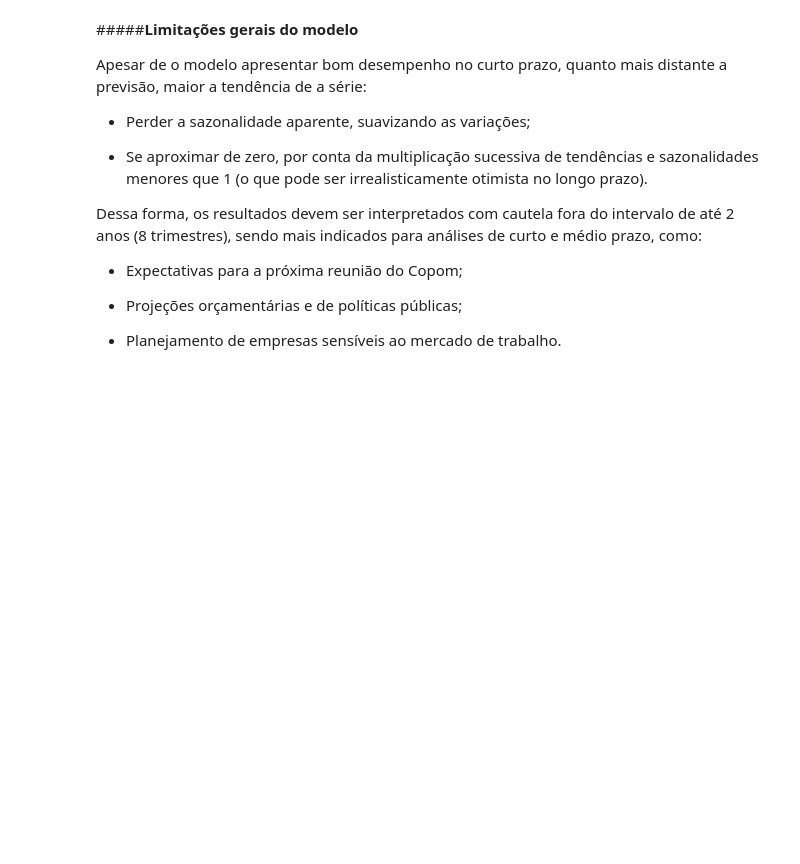
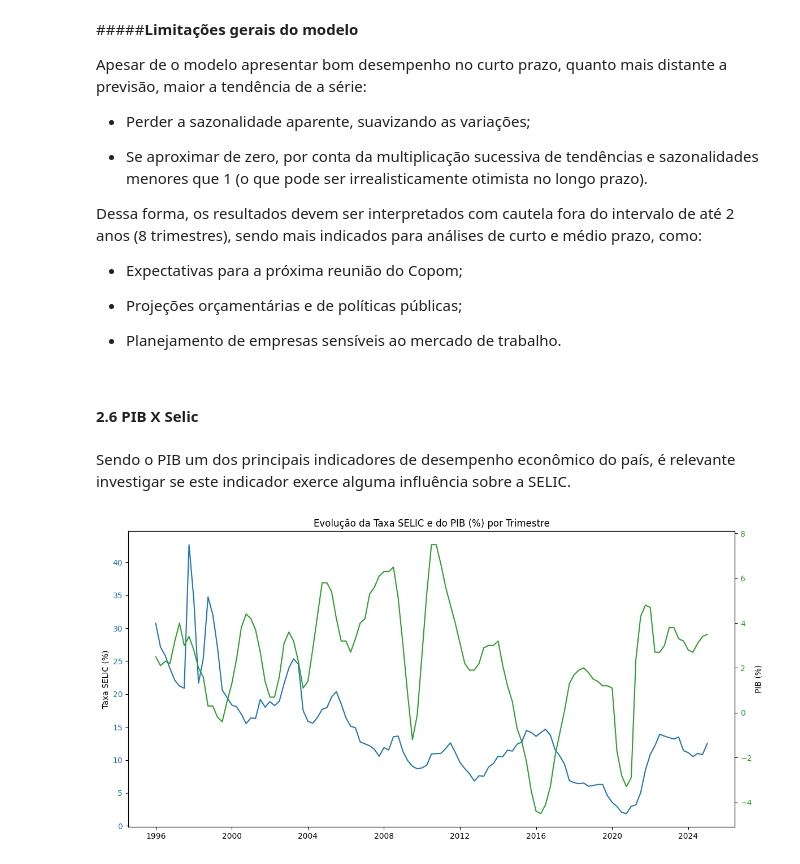
Before and after one commit to gabyxsantos/Economia, a Jupyter notebook: trabalho_pt2.ipynb, the cells around one changed output. Drawn from its saved outputs; the diff is of its cells as text; code cells hidden in the pictures; blank space fills up the shorter version.

```diff
--- a/trabalho_pt2.ipynb
+++ b/trabalho_pt2.ipynb
@@ -1339,3 +1339,32 @@ Dessa forma, os resultados devem ser interpretados com cautela fora do intervalo
 * Projeções orçamentárias e de políticas públicas;
 
 * Planejamento de empresas sensíveis ao mercado de trabalho.
+# %% [markdown]
+#### **2.6 PIB X Selic**
+# %% [markdown]
+Sendo o PIB um dos principais indicadores de desempenho econômico do país, é relevante investigar se este indicador exerce alguma influência sobre a SELIC.
+# %%
+ano_inicial = max(dados_selic['Trimestre'].min(),dados_PIB['Trimestre'].min())
+ano_final = max(dados_selic['Trimestre'].max(),dados_PIB['Trimestre'].max())
+selic_trim = dados_selic[(dados_selic['Trimestre'] >= ano_inicial) & (dados_selic['Trimestre'] <= ano_final)]
+
+PIB_SELIC_trim = pd.merge(selic_trim,dados_PIB, on='Trimestre')
+# %%
+PIB_SELIC_trim['Trimestre'] = pd.PeriodIndex(PIB_SELIC_trim['Trimestre'], freq='Q').to_timestamp()
+
+fig, ax1 = plt.subplots(figsize=(12, 6))
+
+ax1.plot(PIB_SELIC_trim['Trimestre'], PIB_SELIC_trim['Taxa Selic'], color='tab:blue', label='Taxa SELIC')
+ax1.set_ylabel('Taxa SELIC (%)')
+ax1.tick_params(axis='y', labelcolor='tab:blue')
+
+ax2 = ax1.twinx()
+ax2.plot(PIB_SELIC_trim['Trimestre'], PIB_SELIC_trim['PIB (%)'], color='tab:green', label='PIB (%)')
+ax2.set_ylabel('PIB (%)')
+ax2.tick_params(axis='y', labelcolor='tab:green')
+
+plt.title('Evolução da Taxa SELIC e do PIB (%) por Trimestre')
+fig.tight_layout()
+plt.show()
+# %% [output]
+[figure, added]
```
Also changed, not shown: parts of 6 cells of this notebook.
